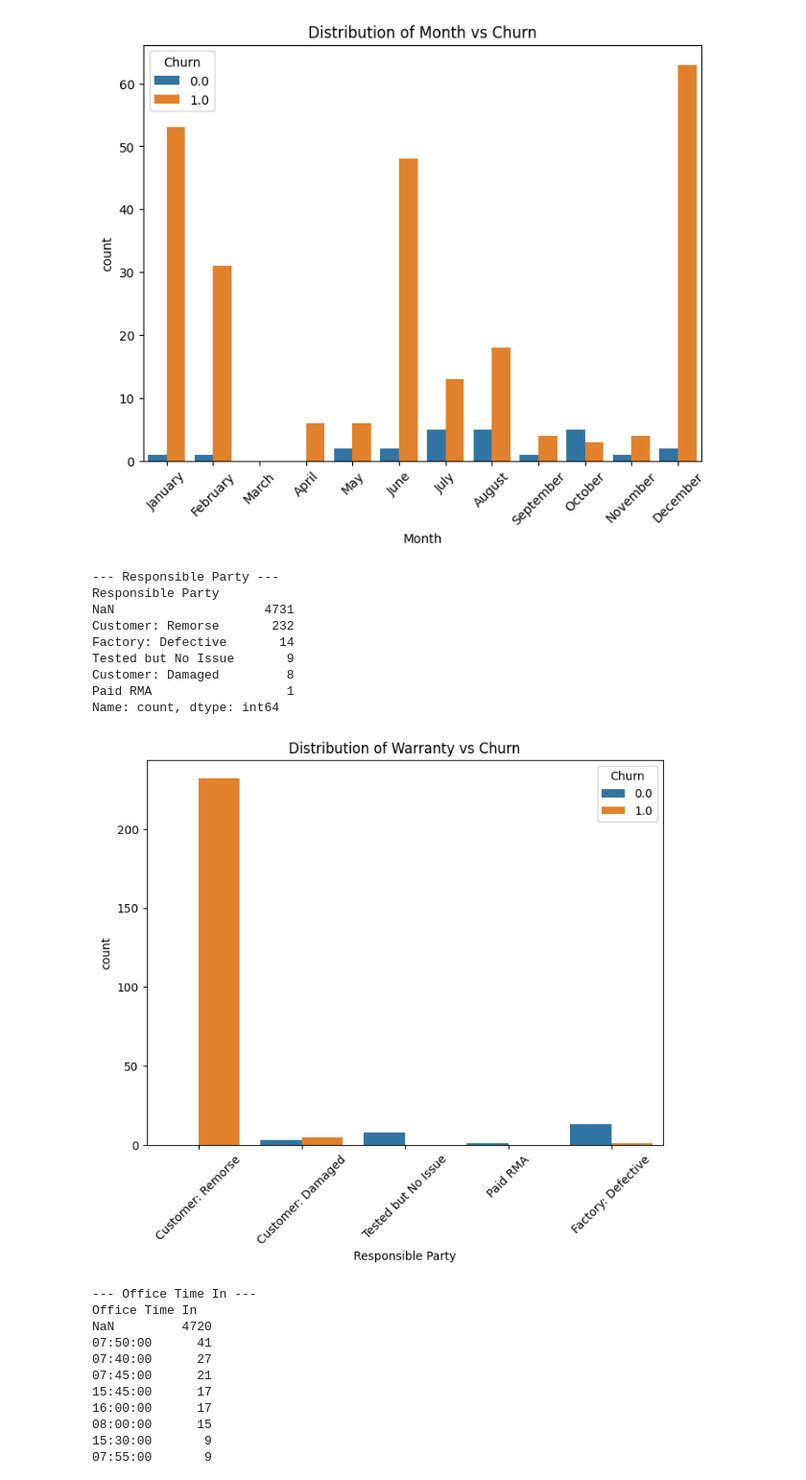
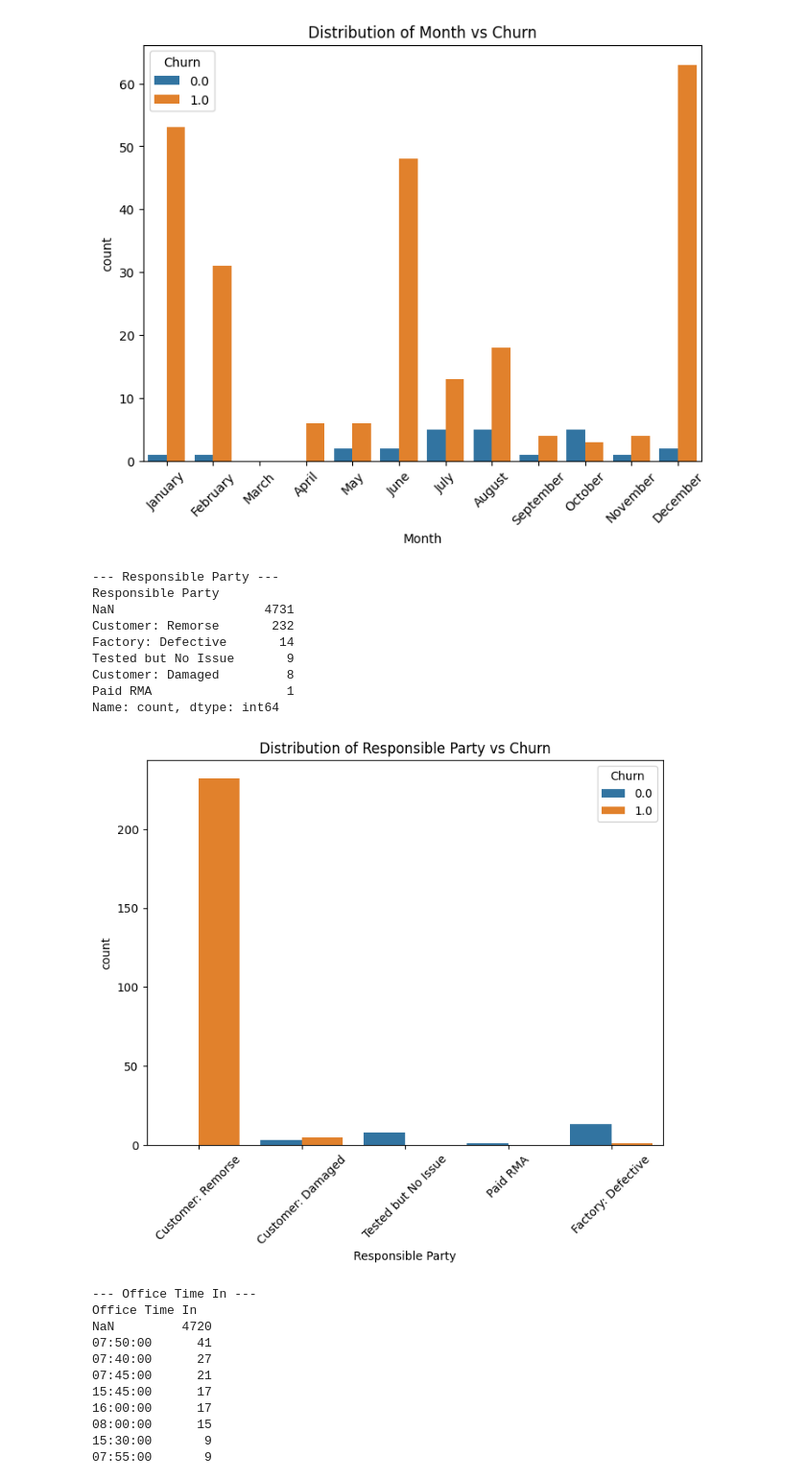
Before and after one commit to ACarrig/NUUMobile1, a Jupyter notebook: backend/Notebooks/data_before_Feb13_analysis.ipynb, the cells around one changed output. Shown at 96% size. Drawn from its saved outputs; the diff is of its cells as text; code cells hidden in the pictures.

```diff
--- a/backend/Notebooks/data_before_Feb13_analysis.ipynb
+++ b/backend/Notebooks/data_before_Feb13_analysis.ipynb
@@ -265,26 +295,26 @@ Name: count, dtype: int64
 # %%
 feature = 'Responsible Party'
 # Display the count of unique values for each categorical feature
 print(f"--- {feature} ---")
 print(data[feature].value_counts(dropna=False))  # Includes NaN values in the count
 print("\n")
 
 plt.figure(figsize=(8, 6))
 sns.countplot(data=data, x=feature, hue='Churn')  # Color by Churn
-plt.title(f'Distribution of {col} vs Churn')
+plt.title(f'Distribution of {feature} vs Churn')
 plt.xticks(rotation=45)
 plt.show()
 # %% [output]
 --- Responsible Party ---
 Responsible Party
 NaN                    4731
 Customer: Remorse       232
 Factory: Defective       14
 Tested but No Issue       9
 Customer: Damaged         8
 Paid RMA                  1
 Name: count, dtype: int64
-[figure, old version]
+[figure, new version]
 # %%
 from datetime import datetime
 
```
Also changed, not shown: parts of 13 cells of this notebook.
